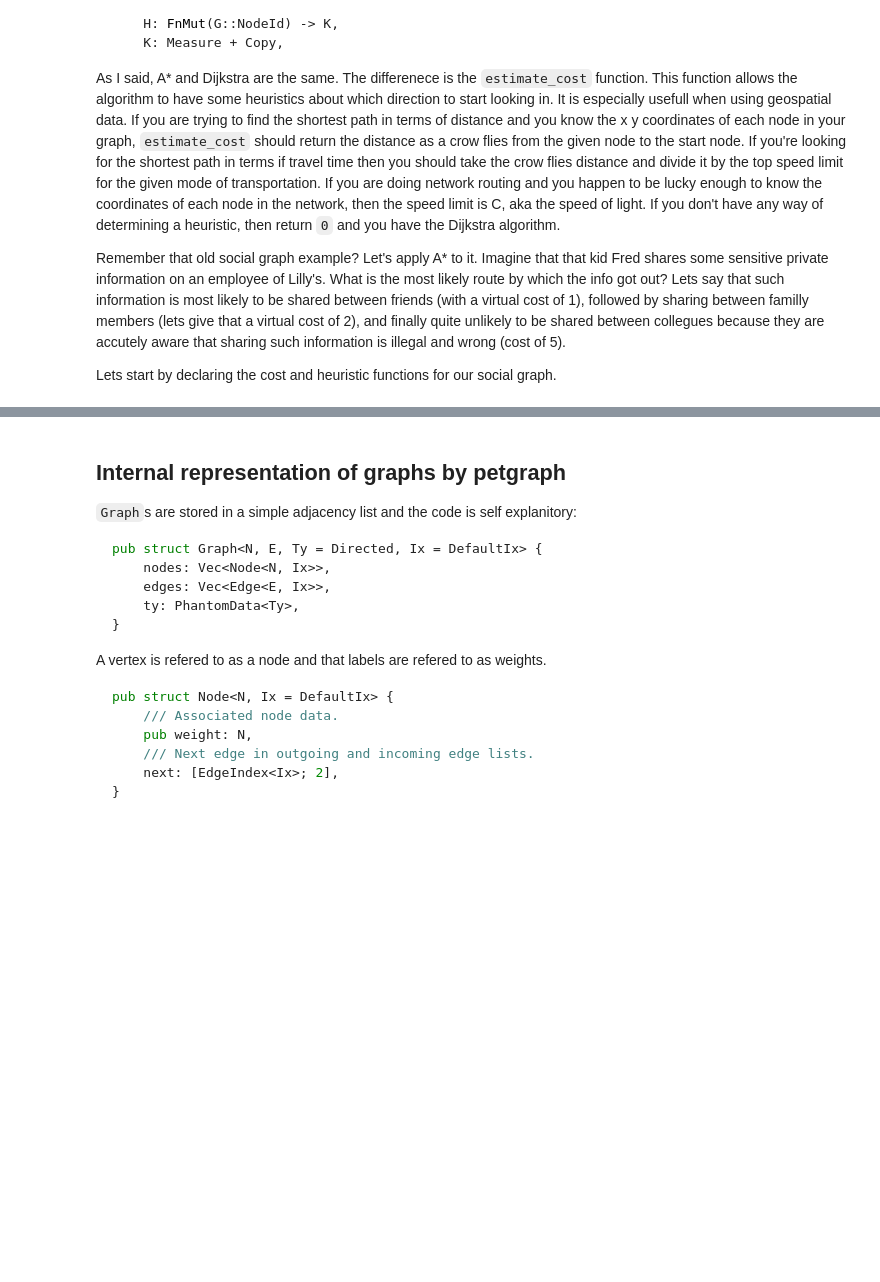
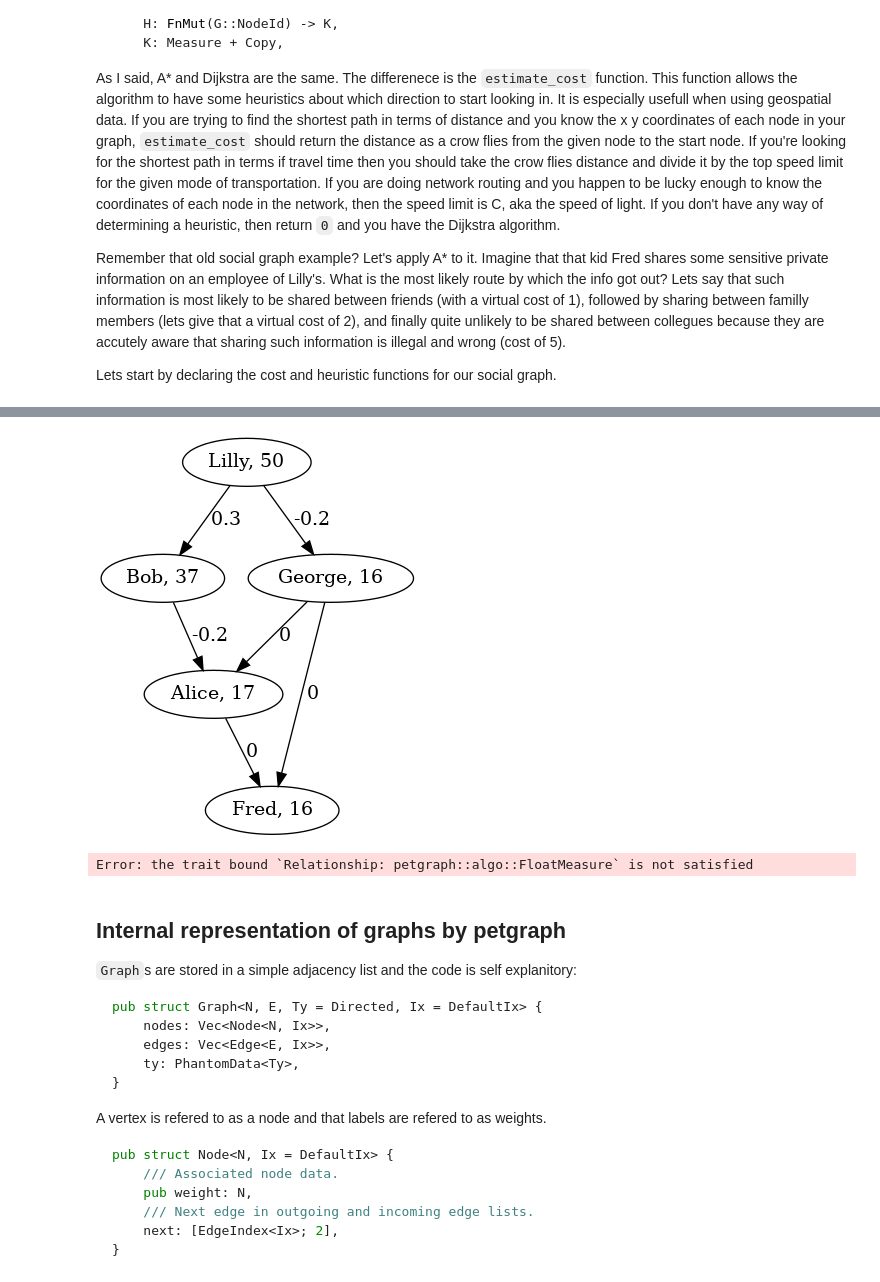
Before and after one commit to timthelion/rust-jupyter, a Jupyter notebook: pegraph_review.ipynb, the cells around one changed output, grey strips where cells are left out. Cells and saved outputs as stored; diff of their text form; code cells hidden in the pictures; blank space fills up the shorter version.

Commit message:
petgraph review WIP

```diff
--- a/pegraph_review.ipynb
+++ b/pegraph_review.ipynb
@@ -611,3 +643,23 @@ Error: `std::vec::Vec<_>` doesn't implement `std::fmt::Display`
+# %%
+let social_graph_with_float_weights = original_social_graph.map(
+    |_, nw| nw.clone(),
+    |_, ew| match ew {
+        Relationship::Friend => 0.0,
+        Relationship::Father => -0.2,
+        Relationship::Mother => -0.2,
+        Relationship::Sister => 0.0,
+        Relationship::Brother => 0.0,
+        Relationship::Boss => 0.3,
+    },
+);
+draw_graph(&social_graph_with_float_weights);
+# %% [output]
+[figure, added]
+# %%
+
+println!("{:?}", bellman_ford(&original_social_graph, lilly));
+# %% [output]
+Error: the trait bound `Relationship: petgraph::algo::FloatMeasure` is not satisfied
 # %% [markdown]
 Internal representation of graphs by petgraph
 ------------------------------------------------------------------
```
Also changed, not shown: parts of 6 cells of this notebook.
